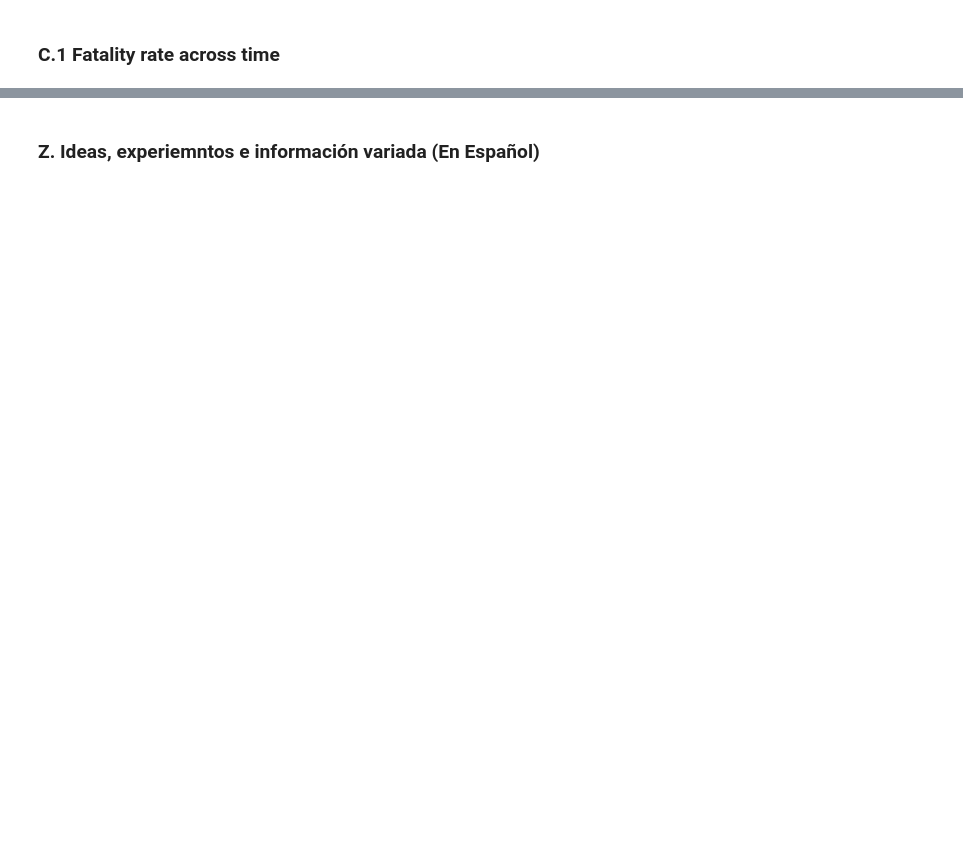
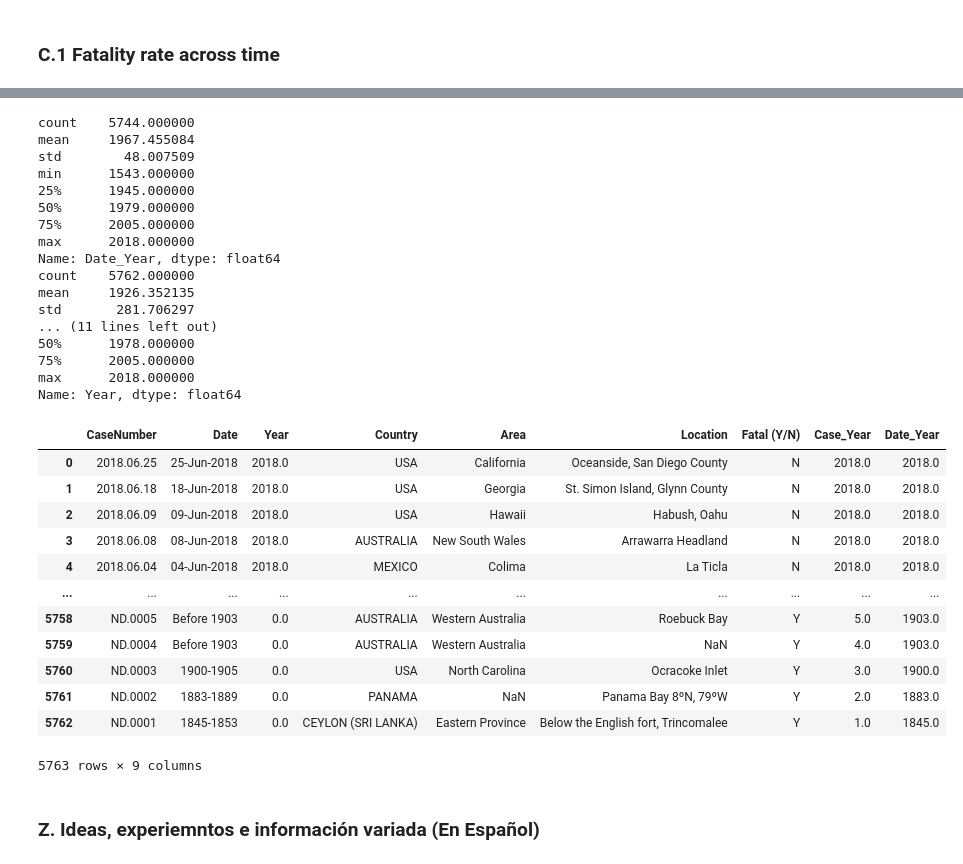
Before and after one commit to DiSanchz/data-cleaning-pandas, a Jupyter notebook: clean.ipynb, the cells around one changed output, grey strips where cells are left out. Cells and saved outputs as stored; diff of their text form; code cells hidden in the pictures; blank space fills up the shorter version.

```diff
--- a/clean.ipynb
+++ b/clean.ipynb
@@ -200,3 +285,45 @@ display(attacks_1_3_1)
+# %%
+#analyzing descriptive statistics for Year Variables in order to decide which range of years to focus on
+#with at least 75% of all year observations in the sample for the three variables which inform about years taking place
+#after 1945, this will be selected as starting point for the sample. Besides this, 1945 is also an interesting point
+#for historical and economic reasons.
+
+attacks_1_3_6 = attacks_1_3_6.astype({"Case_Year": float})
+attacks_1_3_6 = attacks_1_3_6.astype({"Date_Year": float})
+print(attacks_1_3_6["Date_Year"].describe())
+print(attacks_1_3_6["Case_Year"].describe())
+print(attacks_1_3_6["Year"].describe())
+# %% [output]
+count    5744.000000
+mean     1967.455084
+std        48.007509
+min      1543.000000
+25%      1945.000000
+50%      1979.000000
+75%      2005.000000
+max      2018.000000
+Name: Date_Year, dtype: float64
+count    5762.000000
+mean     1926.352135
+std       281.706297
+... (11 lines left out)
+50%      1978.000000
+75%      2005.000000
+max      2018.000000
+Name: Year, dtype: float64
+|  | CaseNumber | Date | Year | Country | Area | Location | Fatal (Y/N) | Case_Year | Date_Year |
+| 0 | 2018.06.25 | 25-Jun-2018 | 2018.0 | USA | California | Oceanside, San Diego County | N | 2018.0 | 2018.0 |
+| 1 | 2018.06.18 | 18-Jun-2018 | 2018.0 | USA | Georgia | St. Simon Island, Glynn County | N | 2018.0 | 2018.0 |
+| 2 | 2018.06.09 | 09-Jun-2018 | 2018.0 | USA | Hawaii | Habush, Oahu | N | 2018.0 | 2018.0 |
+| 3 | 2018.06.08 | 08-Jun-2018 | 2018.0 | AUSTRALIA | New South Wales | Arrawarra Headland | N | 2018.0 | 2018.0 |
+| 4 | 2018.06.04 | 04-Jun-2018 | 2018.0 | MEXICO | Colima | La Ticla | N | 2018.0 | 2018.0 |
+| ... | ... | ... | ... | ... | ... | ... | ... | ... | ... |
+| 5758 | ND.0005 | Before 1903 | 0.0 | AUSTRALIA | Western Australia | Roebuck Bay | Y | 5.0 | 1903.0 |
+| 5759 | ND.0004 | Before 1903 | 0.0 | AUSTRALIA | Western Australia | NaN | Y | 4.0 | 1903.0 |
+| 5760 | ND.0003 | 1900-1905 | 0.0 | USA | North Carolina | Ocracoke Inlet | Y | 3.0 | 1900.0 |
+| 5761 | ND.0002 | 1883-1889 | 0.0 | PANAMA | NaN | Panama Bay 8ºN, 79ºW | Y | 2.0 | 1883.0 |
+| 5762 | ND.0001 | 1845-1853 | 0.0 | CEYLON (SRI LANKA) | Eastern Province | Below the English fort, Trincomalee | Y | 1.0 | 1845.0 |
+5763 rows × 9 columns
 # %% [markdown]
 ### Z. Ideas, experiemntos e información variada (En Español)
 # %%
```
Also changed, not shown: parts of 15 cells of this notebook, 1 other file.
